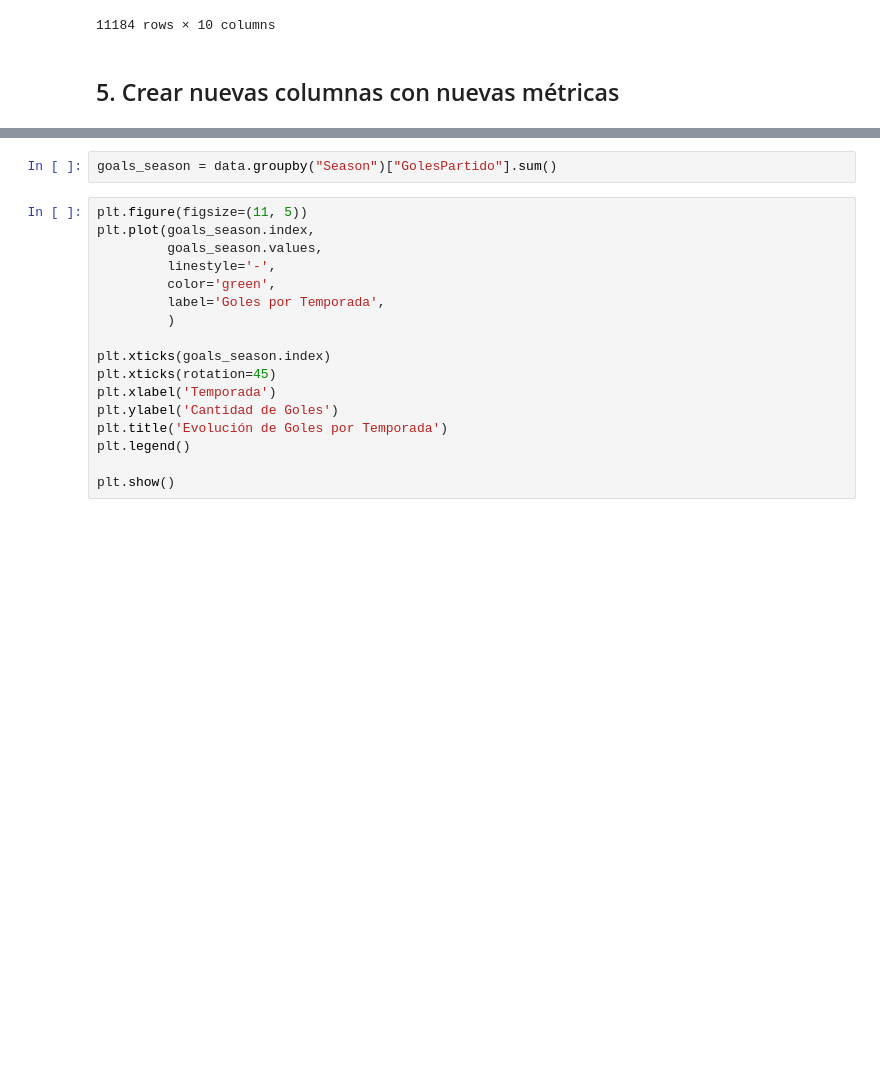
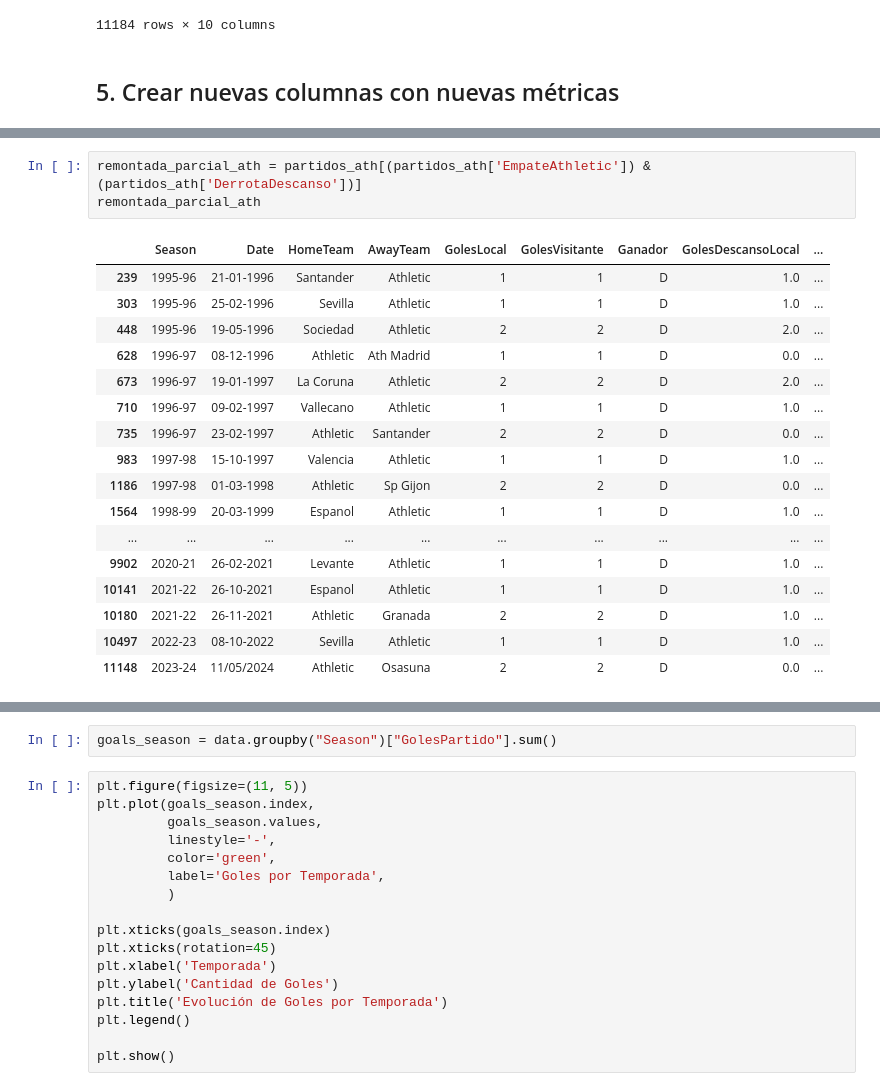
Before and after one commit to IbaiCosgaya/EDA_Analisis_Deportivo, a Jupyter notebook: liga.ipynb, the cells around one changed output, grey strips where cells are left out. Drawn from its saved outputs; the diff is of its cells as text; blank space fills up the shorter version.

```diff
--- a/liga.ipynb
+++ b/liga.ipynb
@@ -314,0 +411,21 @@ data
+# %%
+remontada_parcial_ath = partidos_ath[(partidos_ath['EmpateAthletic']) & (partidos_ath['DerrotaDescanso'])]
+remontada_parcial_ath
+# %% [output]
+|  | Season | Date | HomeTeam | AwayTeam | GolesLocal | GolesVisitante | Ganador | GolesDescansoLocal | ... |
+| 239 | 1995-96 | 21-01-1996 | Santander | Athletic | 1 | 1 | D | 1.0 | ... |
+| 303 | 1995-96 | 25-02-1996 | Sevilla | Athletic | 1 | 1 | D | 1.0 | ... |
+| 448 | 1995-96 | 19-05-1996 | Sociedad | Athletic | 2 | 2 | D | 2.0 | ... |
+| 628 | 1996-97 | 08-12-1996 | Athletic | Ath Madrid | 1 | 1 | D | 0.0 | ... |
+| 673 | 1996-97 | 19-01-1997 | La Coruna | Athletic | 2 | 2 | D | 2.0 | ... |
+| 710 | 1996-97 | 09-02-1997 | Vallecano | Athletic | 1 | 1 | D | 1.0 | ... |
+| 735 | 1996-97 | 23-02-1997 | Athletic | Santander | 2 | 2 | D | 0.0 | ... |
+| 983 | 1997-98 | 15-10-1997 | Valencia | Athletic | 1 | 1 | D | 1.0 | ... |
+| 1186 | 1997-98 | 01-03-1998 | Athletic | Sp Gijon | 2 | 2 | D | 0.0 | ... |
+| 1564 | 1998-99 | 20-03-1999 | Espanol | Athletic | 1 | 1 | D | 1.0 | ... |
+| ... | ... | ... | ... | ... | ... | ... | ... | ... | ... |
+| 9902 | 2020-21 | 26-02-2021 | Levante | Athletic | 1 | 1 | D | 1.0 | ... |
+| 10141 | 2021-22 | 26-10-2021 | Espanol | Athletic | 1 | 1 | D | 1.0 | ... |
+| 10180 | 2021-22 | 26-11-2021 | Athletic | Granada | 2 | 2 | D | 1.0 | ... |
+| 10497 | 2022-23 | 08-10-2022 | Sevilla | Athletic | 1 | 1 | D | 1.0 | ... |
+| 11148 | 2023-24 | 11/05/2024 | Athletic | Osasuna | 2 | 2 | D | 0.0 | ... |
```
Also changed, not shown: parts of 43 cells of this notebook, 1 other file.
